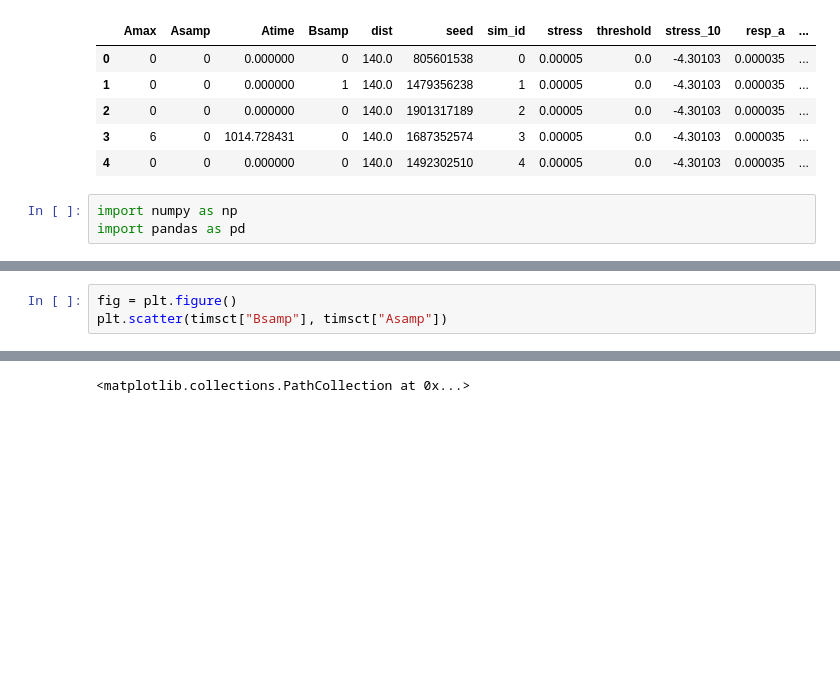
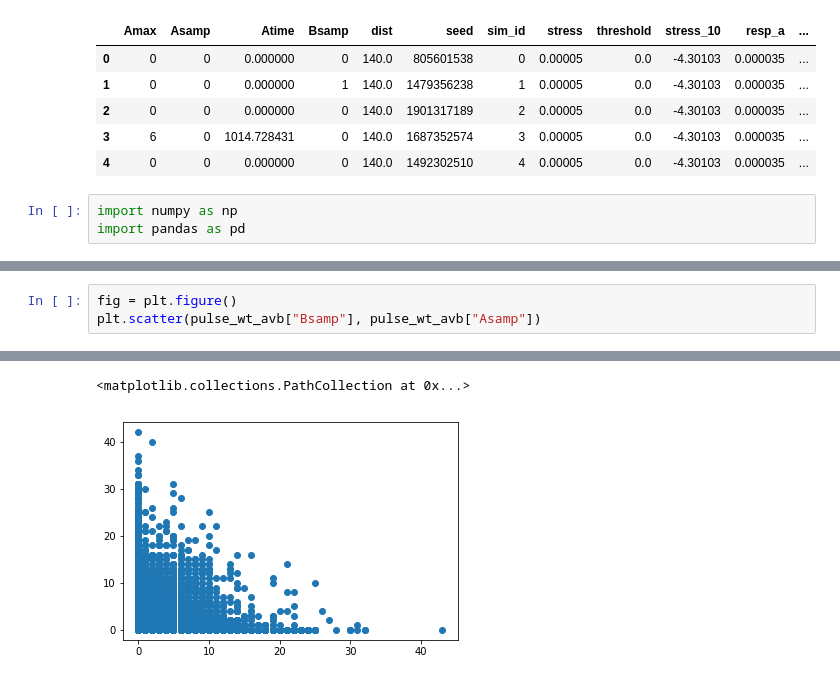
Before and after one commit to npmurphy/biofilm_pulse, a Jupyter notebook: notebooks/model_check/Look_at_model_output.ipynb, the cells around one changed output, grey strips where cells are left out. Drawn from its saved outputs; the diff is of its cells as text; blank space fills up the shorter version.

```diff
--- a/notebooks/model_check/Look_at_model_output.ipynb
+++ b/notebooks/model_check/Look_at_model_output.ipynb
@@ -127,4 +132,4 @@ SyntaxError: invalid syntax (<ipython-input-8-4d4fac2ae568>, line 12)
 # %%
 fig = plt.figure()
-plt.scatter(timsct["Bsamp"], timsct["Asamp"])
+plt.scatter(pulse_wt_avb["Bsamp"], pulse_wt_avb["Asamp"])
 # %% [output]
@@ -133 +136,2 @@ plt.scatter(timsct["Bsamp"], timsct["Asamp"])
 <matplotlib.collections.PathCollection at 0x...>
+[figure, added]
```
Also changed, not shown: parts of 2 cells of this notebook.
